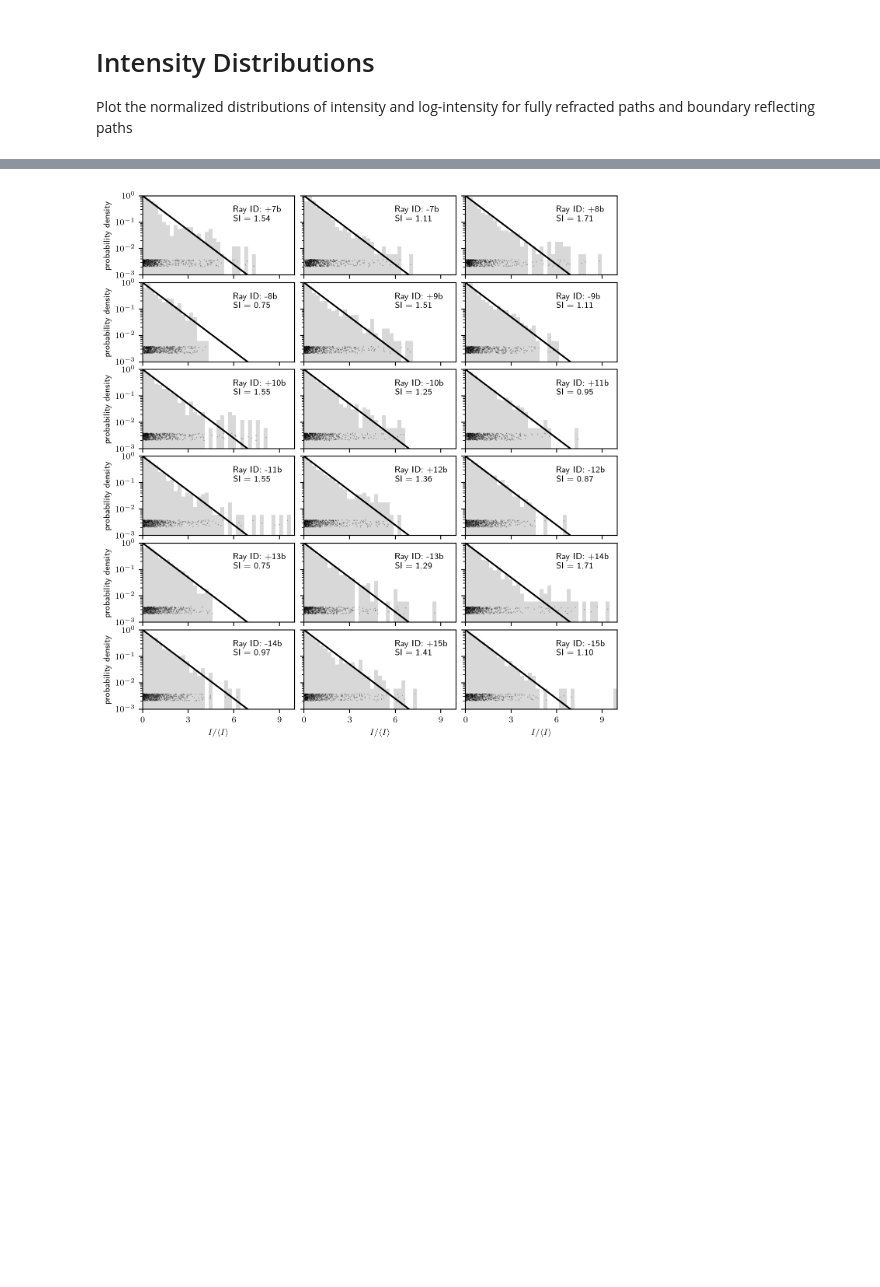
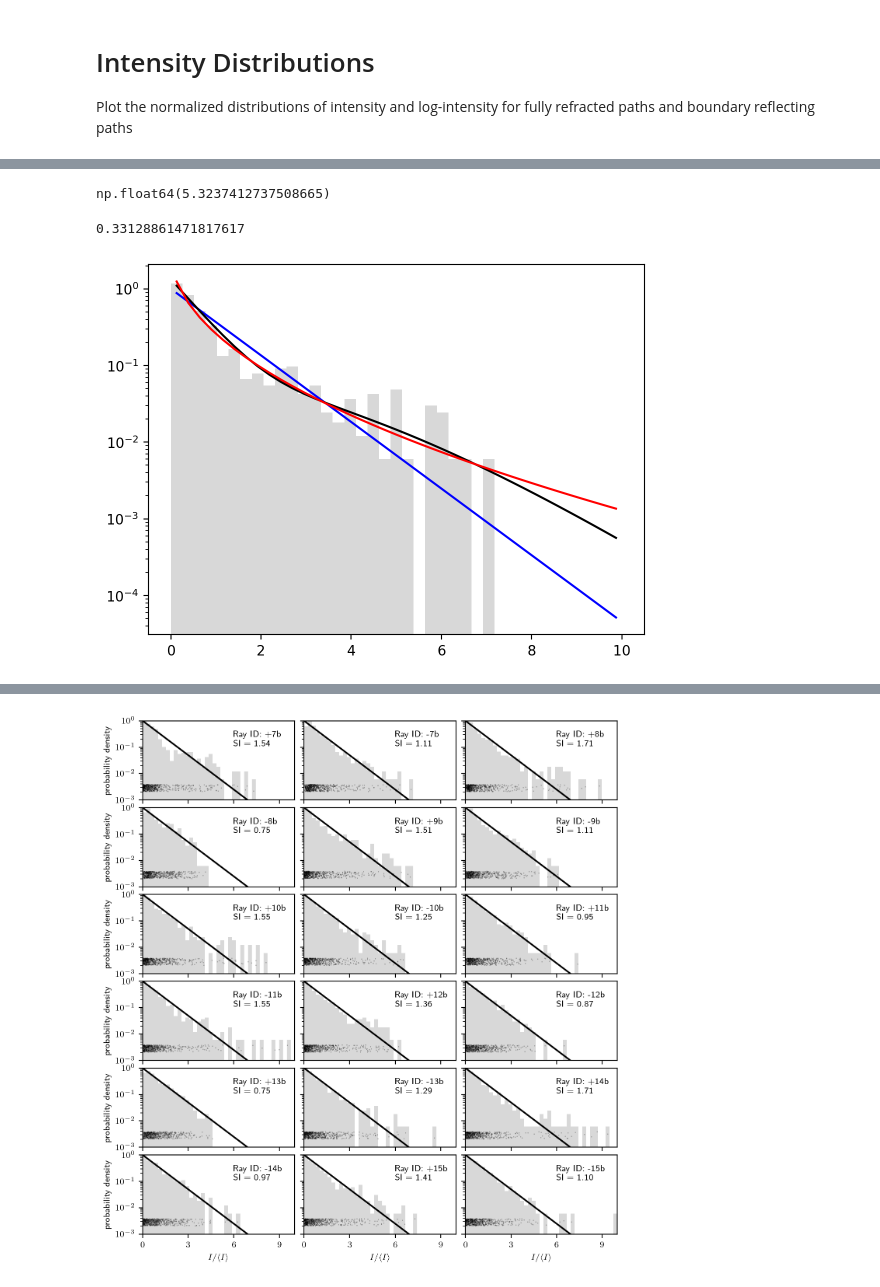
Before and after one commit to John-Ragland/n23_fluctuations_ragland, a Jupyter notebook: notebooks/publication_figures/IntensityDistributions.ipynb, the cells around one changed output, grey strips where cells are left out. Saved outputs shown, nothing was run; the diff lists cells and outputs as text; code cells hidden in the pictures; blank space fills up the shorter version.

```diff
--- a/notebooks/publication_figures/IntensityDistributions.ipynb
+++ b/notebooks/publication_figures/IntensityDistributions.ipynb
@@ -43,16 +46,19 @@ boundary_peaks = [
 
 I = {}
 lI = {}
+lI_dB = {}
 Ibar = {}
 lIbar = {}
 sigma_l = {}
 I_norm = {}
 lI_norm = {}
 SI = {}
+sigma_iota = {}
 
 for ray_id in wavefront_values.keys():
     I[ray_id] = np.abs(wavefront_values[ray_id]) ** 2
     lI[ray_id] = np.log(I[ray_id])
+    lI_dB[ray_id] = 10 * np.log10(I[ray_id])
 
     Ibar[ray_id] = np.mean(I[ray_id])
     lIbar[ray_id] = np.mean(lI[ray_id])
@@ -64,3 +70,6 @@ for ray_id in wavefront_values.keys():
     SI[ray_id] = (np.mean(I[ray_id] ** 2) - np.mean(I[ray_id]) ** 2) / (
         np.mean(I[ray_id]) ** 2
     )
+
+    sigma_iota[ray_id] = np.sqrt(np.mean(lI_dB[ray_id]**2) - np.mean(lI_dB[ray_id])**2)
+    #print(np.sqrt((np.mean(lI[ray_id]**2) - np.mean(lI[ray_id])**2)) * 4.343)
@@ -66,0 +96,4 @@ for ray_id in wavefront_values.keys():
+# %%
+np.std(10*np.log10(I['+7']).flatten())
+# %% [output]
+np.float64(5.3237412737508665)
@@ -67,3 +115,29 @@ for ray_id in wavefront_values.keys():
+# %%
+ray_id = "+6"
+bins = np.linspace(0, 10, 40)
+bin_centers = (bins[1:] + bins[:-1]) / 2
+
+H,_,_ = plt.hist(
+    I_norm[ray_id],
+    bins=bins,
+    alpha=0.3,
+    density=True,
+    color="gray",
+)
+
+H[H==0] = np.nan
+
+b = (SI[ray_id]-1)/2
+a = 1/(SI[ray_id]-1)
+
+plt.plot(bin_centers, np.exp(-bin_centers), color="b", label="Exponential")
+plt.plot(bin_centers, modulated_exponential(bin_centers, b), color="k", label="Modulated Exponential")
+plt.plot(bin_centers, modulated_exp_gamma(bin_centers, a), color="r", label="Modulated Exp-Gamma")
+plt.yscale('log')
+print(b)
+# %% [output]
+0.33128861471817617
+[figure, added]
 # %%
 plt.rcParams.update({"font.size": 8})
 plt.rcParams.update({"text.usetex": True})
```
Also changed, not shown: parts of 6 cells of this notebook, 7 other files.
